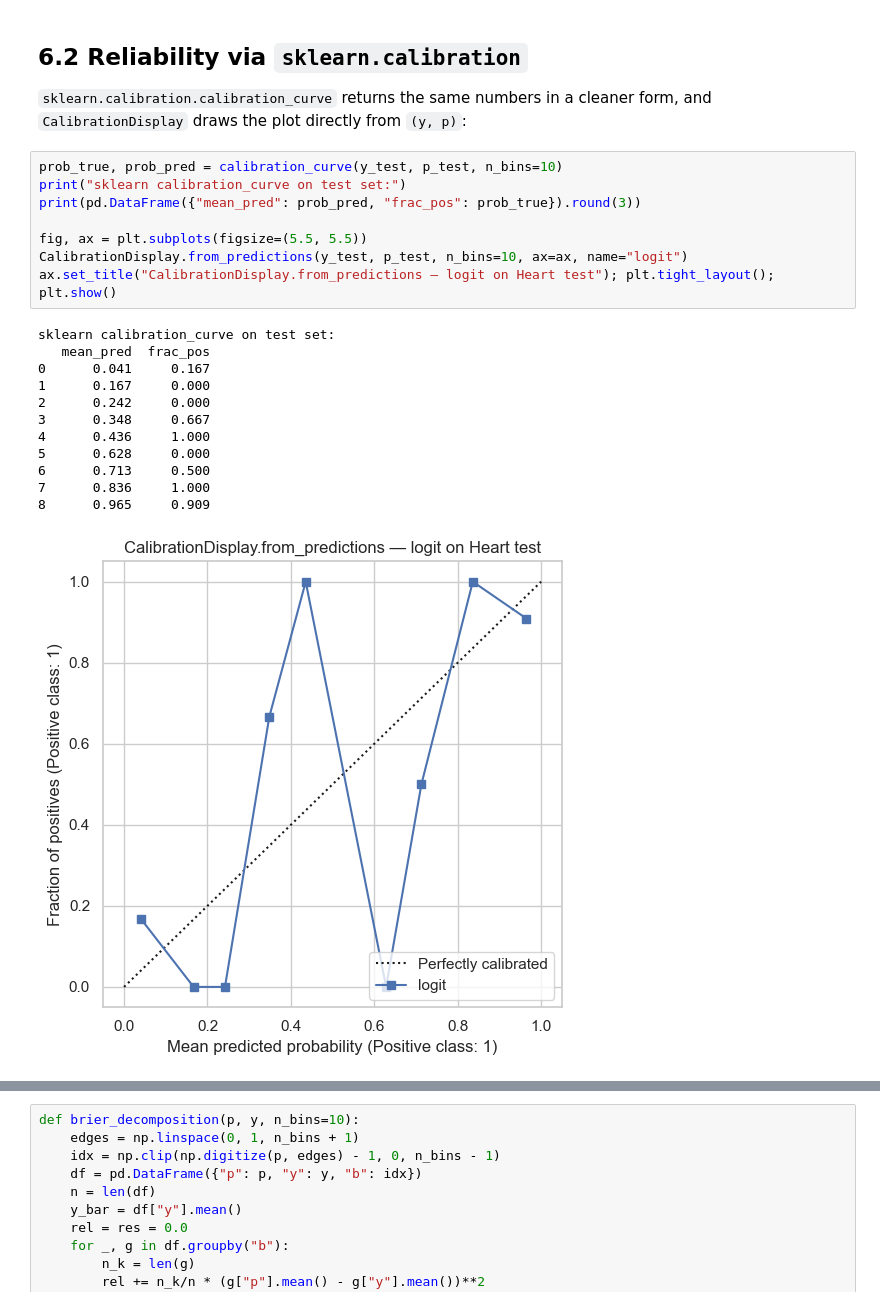
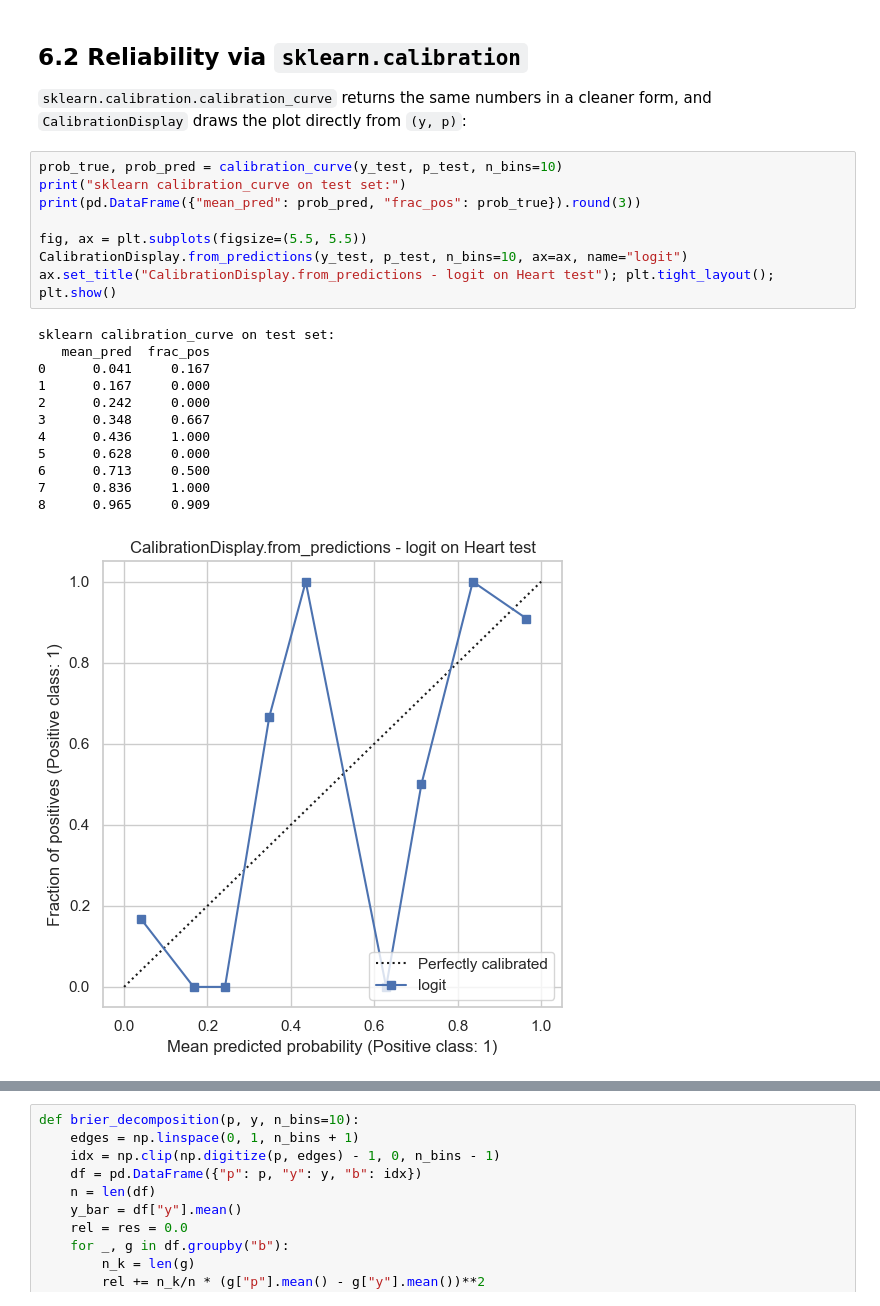
Before and after one commit to francji1/01ZLMA, a Jupyter notebook: code/01ZLMA_ex08_Binary_Data_Prediction.ipynb, the cells around one changed output, grey strips where cells are left out. Saved outputs shown, nothing was run; the diff lists cells and outputs as text.

```diff
--- a/code/01ZLMA_ex08_Binary_Data_Prediction.ipynb
+++ b/code/01ZLMA_ex08_Binary_Data_Prediction.ipynb
@@ -838,24 +838,24 @@ ax.legend(); plt.tight_layout(); plt.show()
 # %%
 prob_true, prob_pred = calibration_curve(y_test, p_test, n_bins=10)
 print("sklearn calibration_curve on test set:")
 print(pd.DataFrame({"mean_pred": prob_pred, "frac_pos": prob_true}).round(3))
 
 fig, ax = plt.subplots(figsize=(5.5, 5.5))
 CalibrationDisplay.from_predictions(y_test, p_test, n_bins=10, ax=ax, name="logit")
-ax.set_title("CalibrationDisplay.from_predictions — logit on Heart test"); plt.tight_layout(); plt.show()
+ax.set_title("CalibrationDisplay.from_predictions - logit on Heart test"); plt.tight_layout(); plt.show()
 # %% [output]
 sklearn calibration_curve on test set:
    mean_pred  frac_pos
 0      0.041     0.167
 1      0.167     0.000
 2      0.242     0.000
 3      0.348     0.667
 4      0.436     1.000
 5      0.628     0.000
 6      0.713     0.500
 7      0.836     1.000
 8      0.965     0.909
-[figure, old version]
+[figure, new version]
 # %% [markdown]
 ## 6.3 Brier score and Murphy decomposition
 
```
Also changed, not shown: parts of 25 cells of this notebook, 2 other files.
